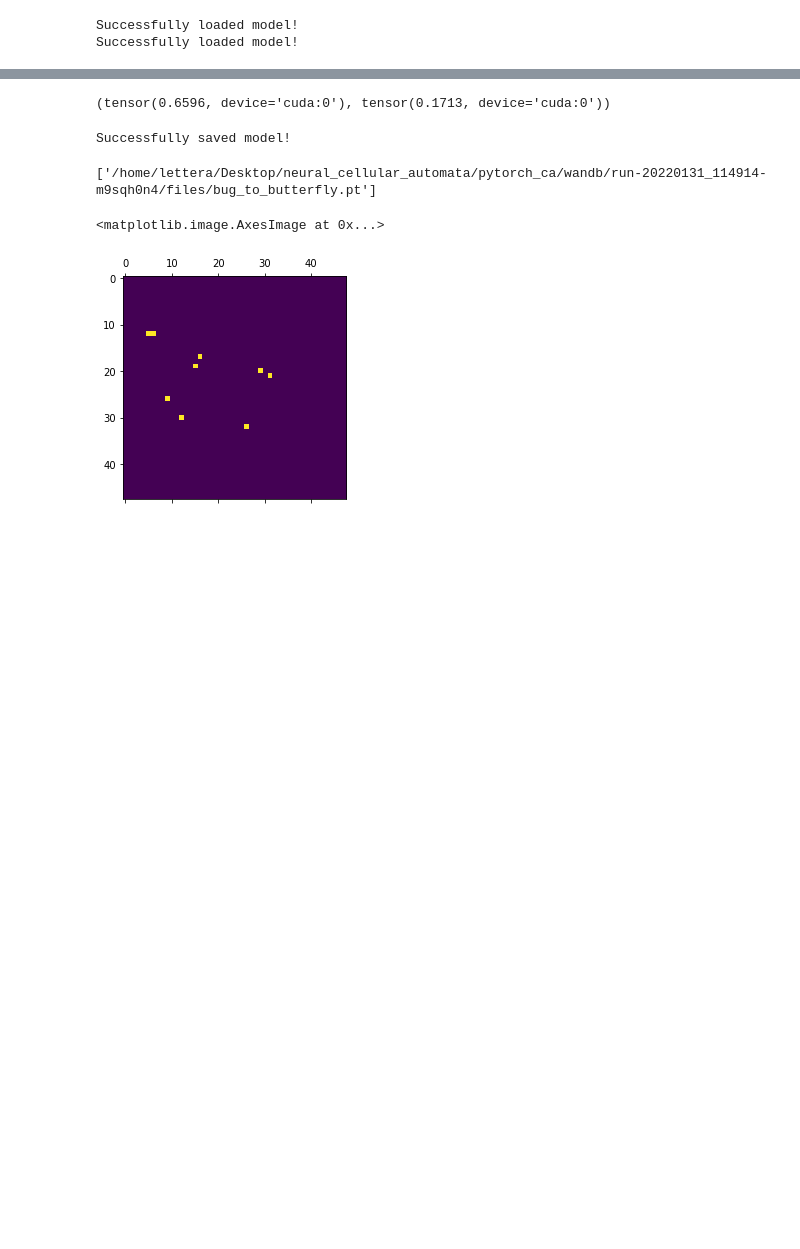
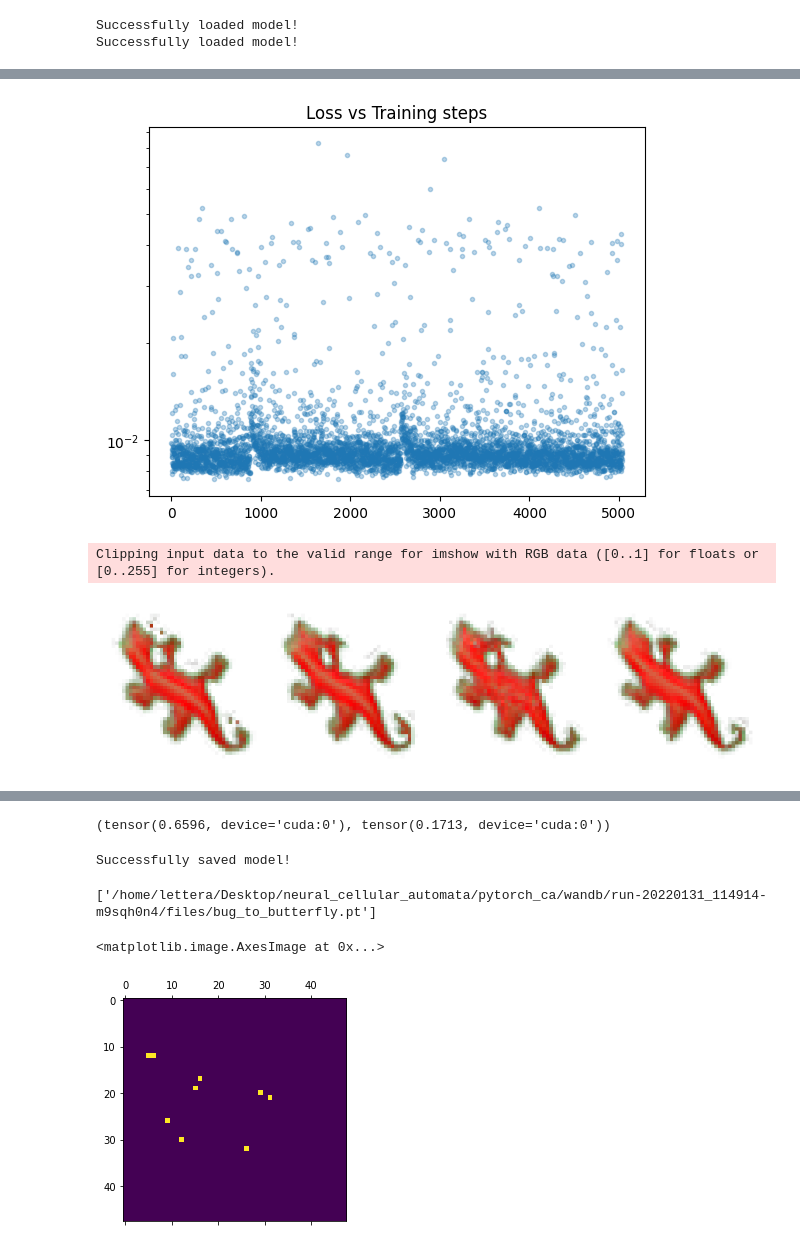
Before and after one commit to LetteraUnica/neural_cellular_automata, a Jupyter notebook: pytorch_ca/virus_CA.ipynb, the cells around one changed output, grey strips where cells are left out. Cells and saved outputs as stored; diff of their text form; code cells hidden in the pictures; blank space fills up the shorter version.

```diff
--- a/pytorch_ca/virus_CA.ipynb
+++ b/pytorch_ca/virus_CA.ipynb
@@ -79,6 +83,8 @@ model = MultipleCA(config["n_channels"], n_CAs=2, device=device)
 # %%
 model.CAs[0].load(config["growing_file"])
-model.CAs[1].load(config["virus_file"])
+model.CAs[1].load(config["growing_file"])
+
+#MakeLora(model.CAs[1],4)
 # %% [output]
 Successfully loaded model!
 Successfully loaded model!
@@ -101,8 +107,13 @@ criterion = CombinedLoss(losses, weights)
 #model.end_step_loss = NCADistance(model.CAs[1], starting_weights, config["perturbation_multiplier"])
 # %%
 params = model.CAs[1].parameters()
+
+for param in model.CAs[1].parameters():
+    print(param.shape, param.requires_grad)
+
+
 
 optimizer = torch.optim.Adam(params, lr=config["lr"])
 scheduler = torch.optim.lr_scheduler.StepLR(optimizer, config["step_size"], config["gamma"])
 
-model.train_CA(optimizer, criterion, pool, scheduler=scheduler, **config)
+#model.train_CA(optimizer, criterion, pool, scheduler=scheduler, **config)
@@ -108,0 +131,68 @@ model.train_CA(optimizer, criterion, pool, scheduler=scheduler, **config)
+# %%
+kind = "persist" #@param ["growing", "persist", "regenerating"]
+epochs = 120#@param {type:"integer"}
+
+losses = []
+model.train()
+
+image="lizard_red"
+for epoch in range(epochs):
+    for j in range(pool.size // config["batch_size"]):
+        inputs, indexes = pool.sample(config["batch_size"]) # sample the inputs
+        inputs = inputs.to(model.device) # put them in the current device
+        optimizer.zero_grad() # reinitialize the gradient to zero
+
+        # recursive forward-pass
+        evolutions_per_image = pool.get_evolutions_per_image(indexes)
+        inputs, total_losses = model.loss_eval(inputs, criterion, config["evolution_iters"], evolutions_per_image, epoch)
+
+        # Remove the worst performers, often times they degenerate and ruin everything
+        total_loss = torch.mean(total_losses[total_losses < 5*total_losses.mean()])
+        total_loss.backward()
+        optimizer.step()
+
+        # customization of training for the three processes of growing, persist and regenerating
+        # if regenerating, then damage inputs
+        if kind == "regenerating" and j % config["skip_damage"] == 0:
+            inputs = inputs.detach()
+            # damages the inputs by removing square portions
+            inputs = make_squares(inputs)
+
+        # Skips the replacement of the images with maximum loss
+        if j % config["skip_update"] != 0:
+            idx_max_loss = None
+
+        # if training is not for growing re-insert the images into the pool
+        if kind != "growing":
+            idx_max_loss = n_largest_indexes(total_losses, config["n_max_losses"])
+            pool.update(indexes, inputs, idx_max_loss, config["evolution_iters"])
+
+        losses.append(total_loss.detach().cpu().item())
+
+    # Reset the pool at epoch 20 and 60
+    # Resetting the pool is like kicking the tv
+    if epoch in [20, 60]:
+        pool.reset()
+
+    # Update the scheduler
+    scheduler.step()
+
+    # Display loss and pool samples
+    clear_output(wait=True)
+    pl.title("Loss vs Training steps")
+    pl.plot(losses, '.', alpha=0.3)
+    pl.yscale("log")
+    pl.show()
+
+    pl.figure(figsize = (16,4))
+    imshow(state_to_image(inputs[:4].detach().cpu(), [-1, -2]))
+
+    #model.CAs[1].save(f"./checkpoints/{image}_epoch_{epoch}.pt", overwrite=True)
+
+    print(f"epoch: {epoch}, loss: {losses[-1]:.4f}", flush=True)
+    #print(f"cos(CA_1, CA_2): {ruler.cosine_similarity(*model.CAs):.3f}, ||CA_1 - CA_2||: {ruler.distance(*model.CAs):.3f}", flush=True)
+    print(f"cos(CA_1, CA_2): {ruler.cosine_similarity(*model.CAs):.3f}, ||CA_1 - CA_2||: {ruler.distance(*model.CAs):.3f}", flush=True)
+# %% [output]
+[figure, added]
+Clipping input data to the valid range for imshow with RGB data ([0..1] for floats or [0..255] for integers).
+[figure, added]
```
Also changed, not shown: parts of 9 cells of this notebook, 5 other files.
